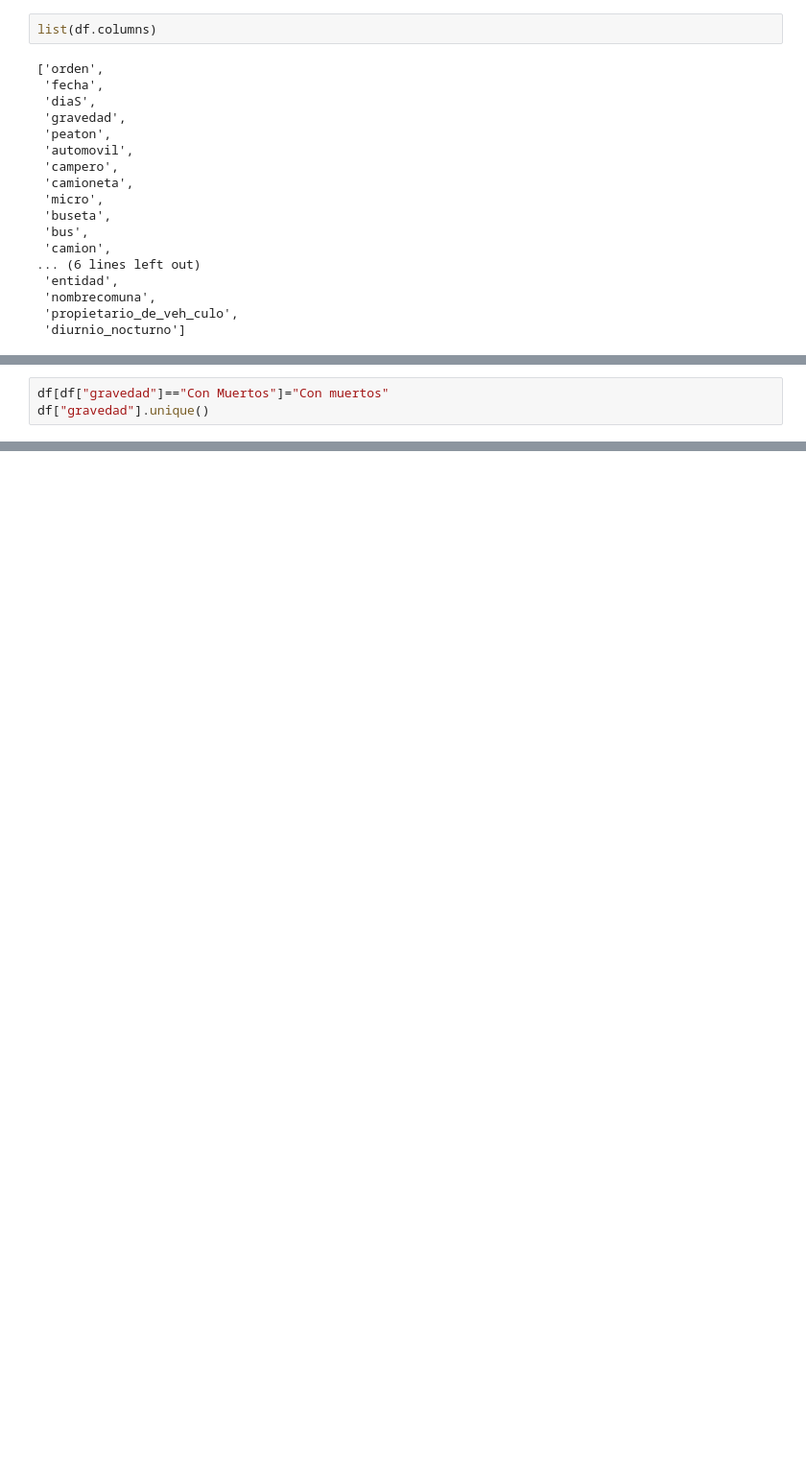
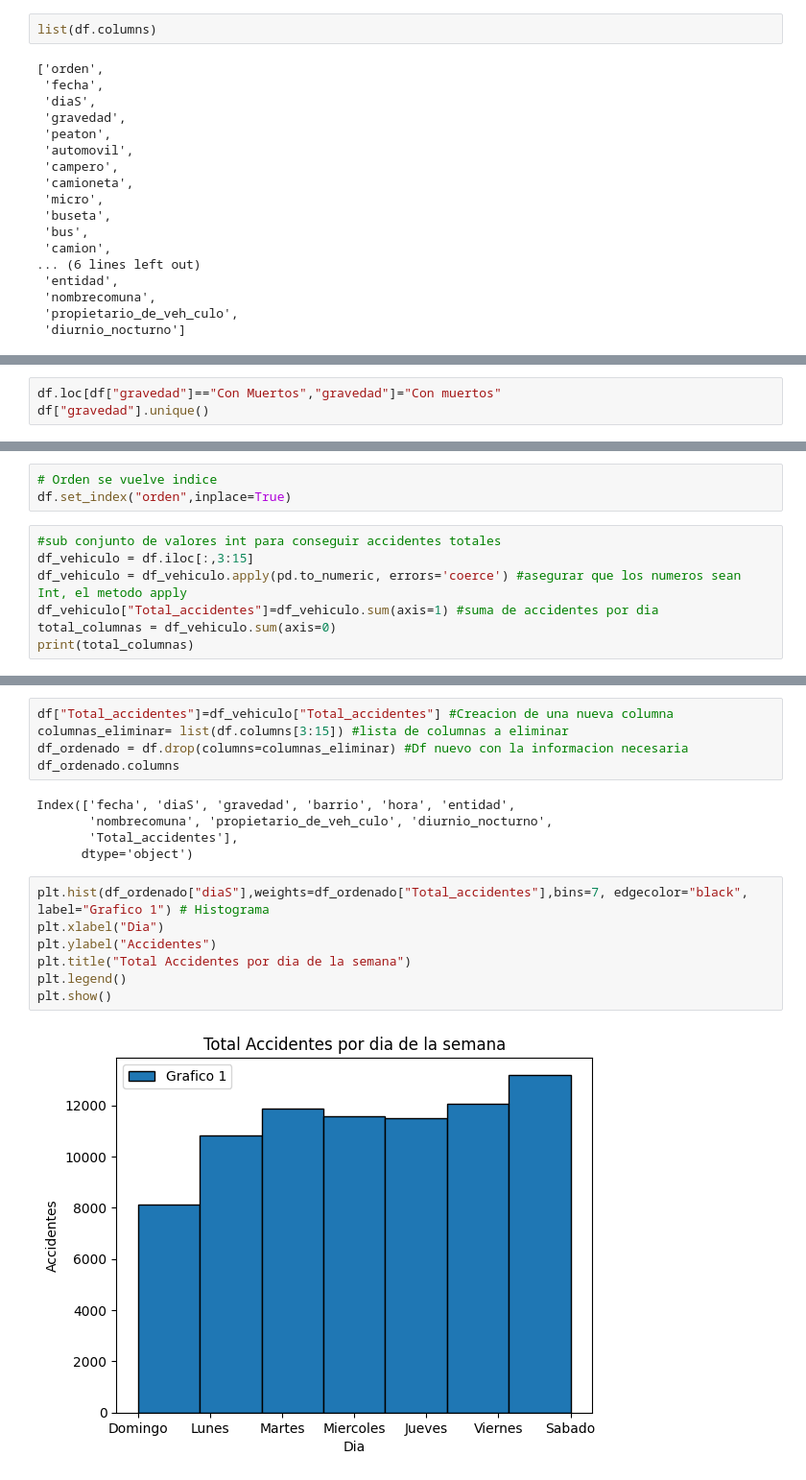
Before and after one commit to JuanDiego360/analisis_de_datos_Bootcamp_G68, a Jupyter notebook: viasualizacion_datos.ipynb, the cells around one changed output, grey strips where cells are left out. Shown at 96% size. Saved outputs shown, nothing was run; the diff lists cells and outputs as text; blank space fills up the shorter version.

```diff
--- a/viasualizacion_datos.ipynb
+++ b/viasualizacion_datos.ipynb
@@ -230,5 +239,5 @@ Valores únicos en la columna 'gravedad':
 --------------------------------------------------
 # %%
-df[df["gravedad"]=="Con Muertos"]="Con muertos"
+df.loc[df["gravedad"]=="Con Muertos","gravedad"]="Con muertos"
 df["gravedad"].unique()
 # %% [output]
@@ -235,0 +245,10 @@ array(['Con muertos', 'Solo daños', 'Con heridos'], dtype=object)
+# %%
+# Orden se vuelve indice
+df.set_index("orden",inplace=True)
+# %%
+#sub conjunto de valores int para conseguir accidentes totales
+df_vehiculo = df.iloc[:,3:15]
+df_vehiculo = df_vehiculo.apply(pd.to_numeric, errors='coerce') #asegurar que los numeros sean Int, el metodo apply
+df_vehiculo["Total_accidentes"]=df_vehiculo.sum(axis=1) #suma de accidentes por dia
+total_columnas = df_vehiculo.sum(axis=0)
+print(total_columnas)
@@ -235,0 +270,19 @@ array(['Con muertos', 'Solo daños', 'Con heridos'], dtype=object)
+# %%
+df["Total_accidentes"]=df_vehiculo["Total_accidentes"] #Creacion de una nueva columna
+columnas_eliminar= list(df.columns[3:15]) #lista de columnas a eliminar
+df_ordenado = df.drop(columns=columnas_eliminar) #Df nuevo con la informacion necesaria
+df_ordenado.columns
+# %% [output]
+Index(['fecha', 'diaS', 'gravedad', 'barrio', 'hora', 'entidad',
+       'nombrecomuna', 'propietario_de_veh_culo', 'diurnio_nocturno',
+       'Total_accidentes'],
+      dtype='object')
+# %%
+plt.hist(df_ordenado["diaS"],weights=df_ordenado["Total_accidentes"],bins=7, edgecolor="black", label="Grafico 1") # Histograma
+plt.xlabel("Dia")
+plt.ylabel("Accidentes")
+plt.title("Total Accidentes por dia de la semana")
+plt.legend()
+plt.show()
+# %% [output]
+[figure, added]
```
Also changed, not shown: parts of 19 cells of this notebook, 2 other files.
